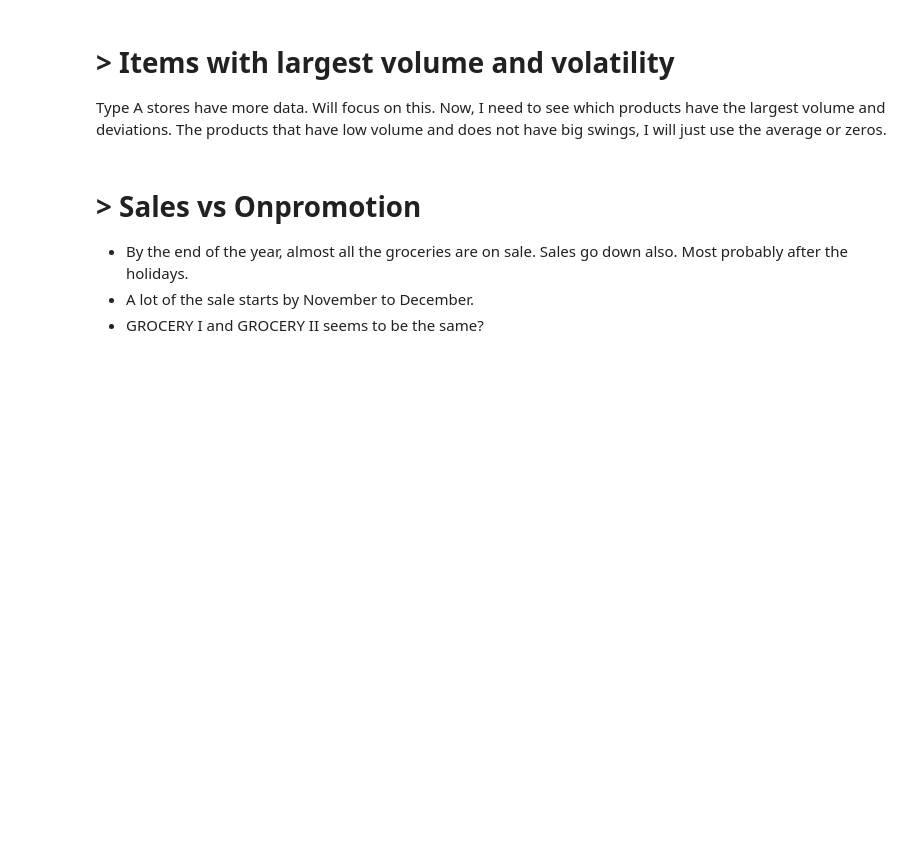
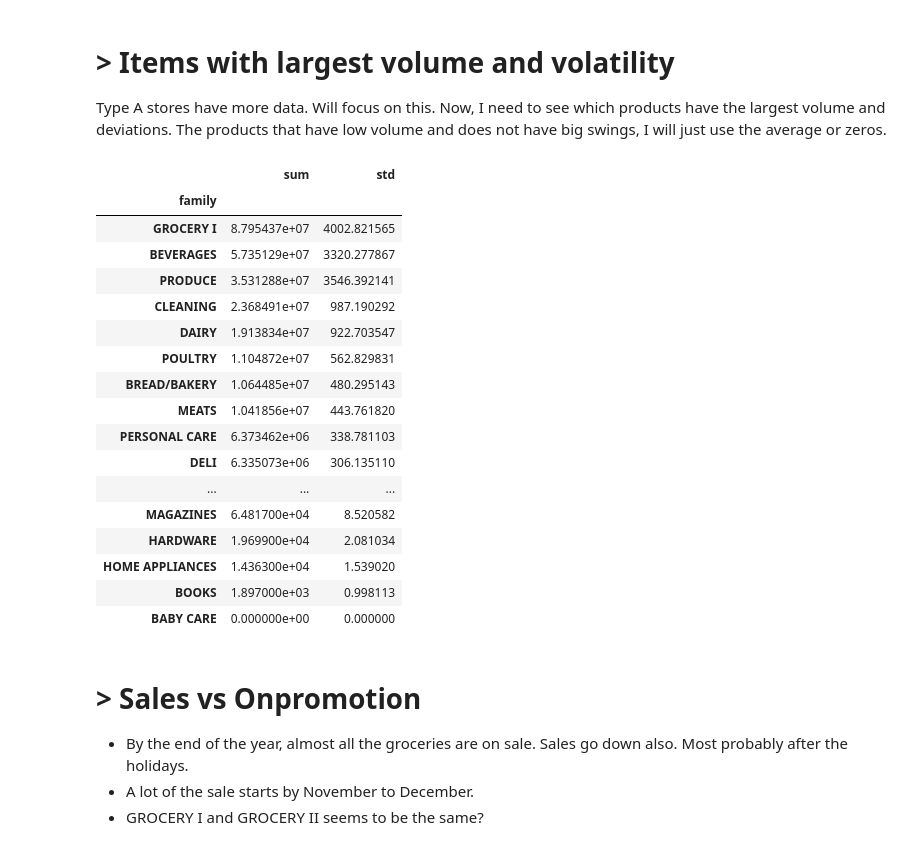
Before and after one commit to cmd-master/store-sales, a Jupyter notebook: store-sales.ipynb, the cells around one changed output. Drawn from its saved outputs; the diff is of its cells as text; code cells hidden in the pictures; blank space fills up the shorter version.

```diff
--- a/store-sales.ipynb
+++ b/store-sales.ipynb
@@ -136,9 +138,28 @@ I am looking for big stores that have consistent data throughout the years so th
 # > Items with largest volume and volatility
 Type A stores have more data. Will focus on this. Now, I need to see which products have the largest volume and deviations. The products that have low volume and does not have big swings, I will just use the average or zeros.
 # %%
-# g = train.query('store_type=="A"')
-# g = g.groupby('family')[target].agg(['sum', 'std'])
-# g.sort_values(['sum'], ascending=False )
+g = train.query('store_type=="A"')
+g = g.groupby('family')[target].agg(['sum', 'std'])
+g.sort_values(['sum'], ascending=False )
+# %% [output]
+|  | sum | std |
+| family |  |  |
+| GROCERY I | 8.795437e+07 | 4002.821565 |
+| BEVERAGES | 5.735129e+07 | 3320.277867 |
+| PRODUCE | 3.531288e+07 | 3546.392141 |
+| CLEANING | 2.368491e+07 | 987.190292 |
+| DAIRY | 1.913834e+07 | 922.703547 |
+| POULTRY | 1.104872e+07 | 562.829831 |
+| BREAD/BAKERY | 1.064485e+07 | 480.295143 |
+| MEATS | 1.041856e+07 | 443.761820 |
+| PERSONAL CARE | 6.373462e+06 | 338.781103 |
+| DELI | 6.335073e+06 | 306.135110 |
+| ... | ... | ... |
+| MAGAZINES | 6.481700e+04 | 8.520582 |
+| HARDWARE | 1.969900e+04 | 2.081034 |
+| HOME APPLIANCES | 1.436300e+04 | 1.539020 |
+| BOOKS | 1.897000e+03 | 0.998113 |
+| BABY CARE | 0.000000e+00 | 0.000000 |
 # %% [markdown]
 # > Sales vs Onpromotion
 - By the end of the year, almost all the groceries are on sale. Sales go down also. Most probably after the holidays.
```
Also changed, not shown: parts of 8 cells of this notebook.
